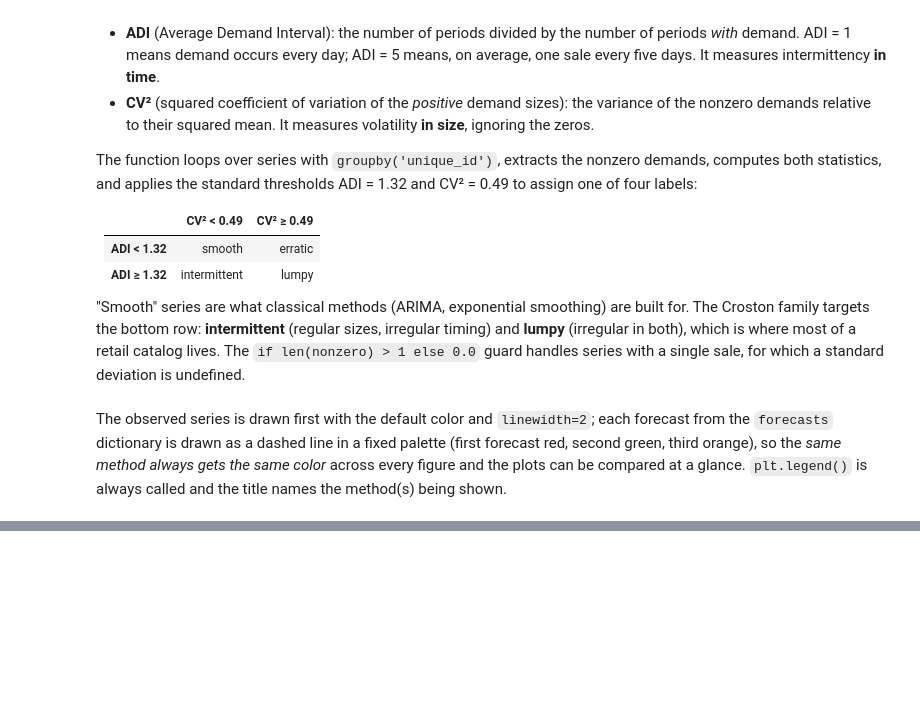
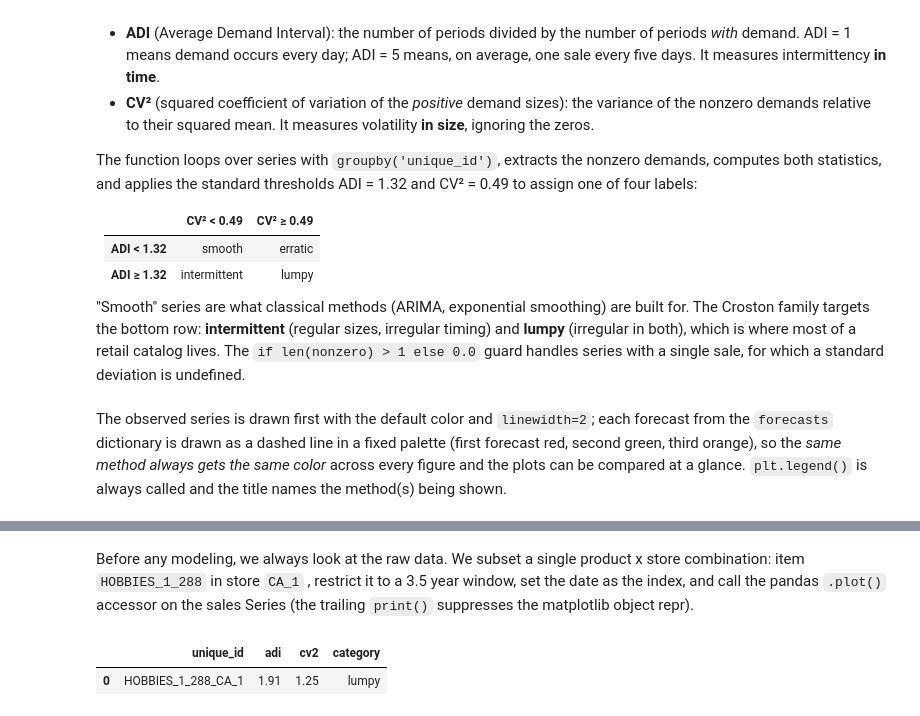
Before and after one commit to tng-konrad/time-series-with-Konrad, a Jupyter notebook: addendum-sales-and-demand-forecasting.ipynb, the cells around one changed output, grey strips where cells are left out. Drawn from its saved outputs; the diff is of its cells as text; code cells hidden in the pictures; blank space fills up the shorter version.

```diff
--- a/addendum-sales-and-demand-forecasting.ipynb
+++ b/addendum-sales-and-demand-forecasting.ipynb
@@ -166,0 +220,8 @@ The observed series is drawn first with the default color and `linewidth=2`; eac
+# %% [markdown]
+Before any modeling, we always look at the raw data. We subset a single product x store combination: item `HOBBIES_1_288` in store `CA_1` , restrict it to a 3.5 year window, set the date as the index, and call the pandas `.plot()` accessor on the sales Series (the trailing `print()` suppresses the matplotlib object repr).
+# %%
+panel_one = df.rename(columns={'date': 'ds', 'sales': 'y'}).assign(unique_id='HOBBIES_1_288_CA_1')
+classify_intermittency(panel_one)
+# %% [output]
+|  | unique_id | adi | cv2 | category |
+| 0 | HOBBIES_1_288_CA_1 | 1.91 | 1.25 | lumpy |
```
Also changed, not shown: parts of 9 cells of this notebook.
